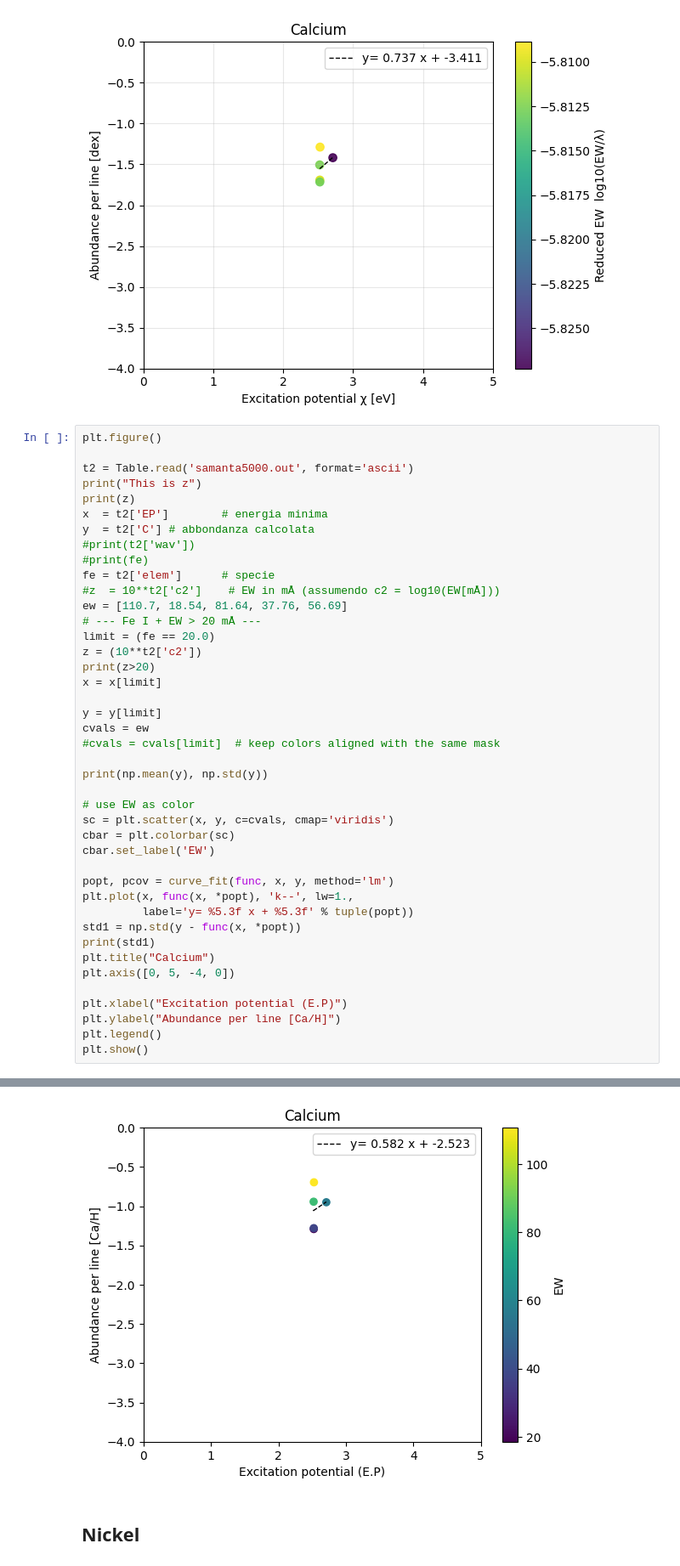
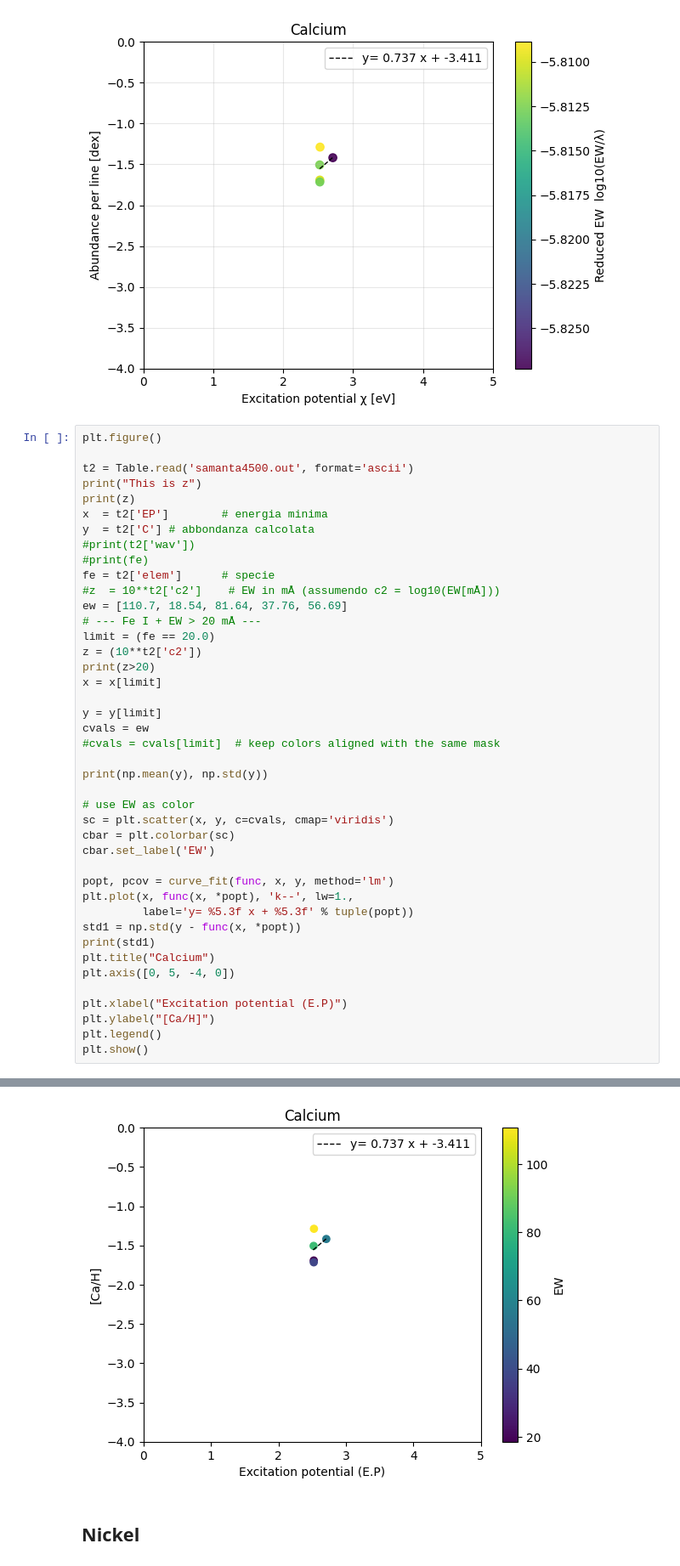
Before and after one commit to SamantaMorales/divtel, a Jupyter notebook: stuff_for_lab/Untitled.ipynb, the cells around one changed output, grey strips where cells are left out. Shown at 85% size. Saved outputs shown, nothing was run; the diff lists cells and outputs as text.

```diff
--- a/stuff_for_lab/Untitled.ipynb
+++ b/stuff_for_lab/Untitled.ipynb
@@ -580,7 +530,7 @@ Intel MKL WARNING: Support of Intel(R) Streaming SIMD Extensions 4.2 (Intel(R) S
 # %%
 plt.figure()
 
-t2 = Table.read('samanta5000.out', format='ascii')
+t2 = Table.read('samanta4500.out', format='ascii')
 print("This is z")
 print(z)
 x  = t2['EP']        # energia minima
@@ -616,7 +566,7 @@ plt.title("Calcium")
 plt.axis([0, 5, -4, 0])
 
 plt.xlabel("Excitation potential (E.P)")
-plt.ylabel("Abundance per line [Ca/H]")
+plt.ylabel("[Ca/H]")
 plt.legend()
 plt.show()
 # %% [output]
@@ -639,5 +589,5 @@ This is z
 Intel MKL WARNING: Support of Intel(R) Streaming SIMD Extensions 4.2 (Intel(R) SSE4.2) enabled only processors has been deprecated. Intel oneAPI Math Kernel Library 2025.0 will require Intel(R) Advanc ...
-[figure, old version]
+[figure, new version]
 # %% [markdown]
 ## Nickel
 # %%
```
Also changed, not shown: parts of 10 cells of this notebook, 10 other files.
